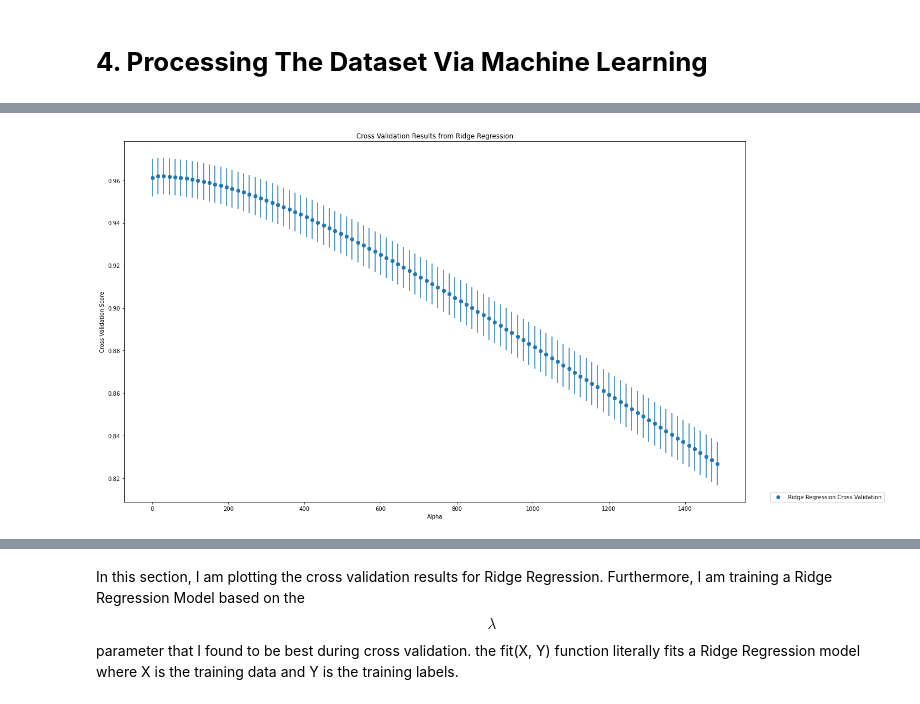
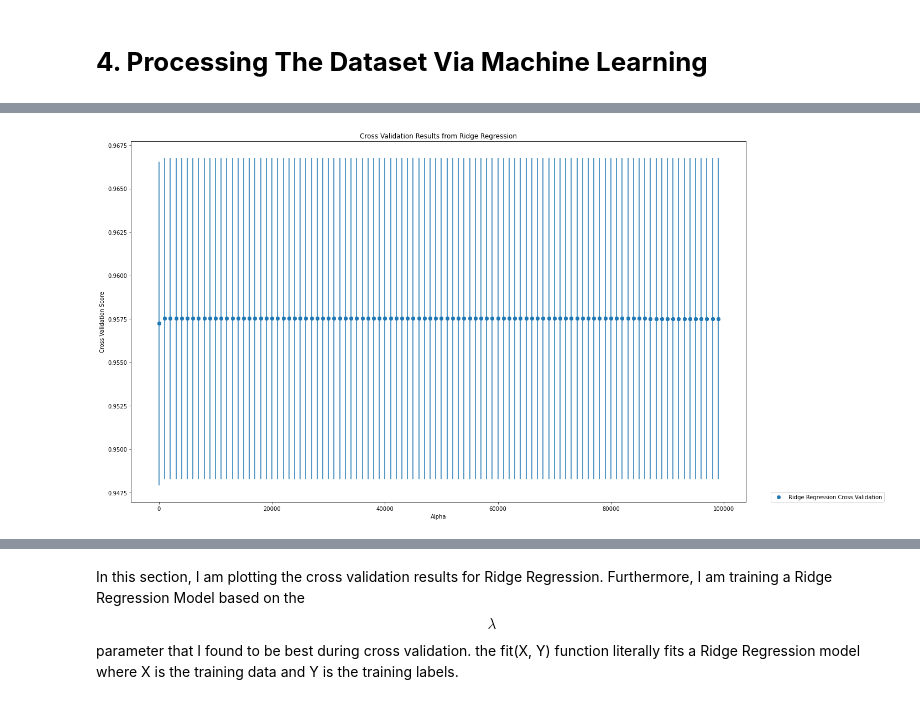
Before and after one commit to Ravi-Raghavan/ECE_443_Term_Project, a Jupyter notebook: NetflixStockPrices/NetflixStockPrices.ipynb, the cells around one changed output, grey strips where cells are left out. Saved outputs shown, nothing was run; the diff lists cells and outputs as text; code cells hidden in the pictures.

```diff
--- a/NetflixStockPrices/NetflixStockPrices.ipynb
+++ b/NetflixStockPrices/NetflixStockPrices.ipynb
@@ -180,7 +182,7 @@ ax.plot(k_values, percent_energy_captured)
 ax.xaxis.set_major_locator(mticker.IndexLocator( base = 1, offset = 0))
 
 
-pca = skldecomp.PCA(n_components = 2, svd_solver = 'full')  #initialize PCA object with 4 components
+pca = skldecomp.PCA(n_components = 1, svd_solver = 'full')  #initialize PCA object with 4 components
 X_train = pca.inverse_transform(pca.fit_transform(X_train)) #map remaining data points onto PCA subspace
 X_test = pca.inverse_transform(pca.transform(X_test)) #map test data points onto same PCA subspace
 # %% [output]
@@ -237,22 +239,20 @@ inverse_transform takes the data points on the PCA subspace and represented them
 # %% [markdown]
 # **4. Processing The Dataset Via Machine Learning**
 # %%
-plt.figure(figsize=(15, 10)) #create plotting figure
+alphas_model1 = np.linspace(0, 100000, 100, endpoint = False) #create alphas for Ridge Regression cross validation testing
 
-alphas = np.linspace(0, 1500, 100, endpoint = False) #create alphas for Ridge Regression cross validation testing
-
-cross_validation_scores_model1 = [cross_validate(Ridge(alpha), X_train, X_train) for alpha in alphas] #compute cross validation scores for each alpha for Ridge Regression
+cross_validation_scores_model1 = [cross_validate(Ridge(alpha), X_train, Y_train) for alpha in alphas_model1] #compute cross validation scores for each alpha for Ridge Regression
 mean_validation_scores_model1 = [data["test_score"].mean() for data in cross_validation_scores_model1] #compute mean of cross validation scores
 std_validation_scores_model1 = [data["test_score"].std() for data in cross_validation_scores_model1] #compute standard deviation of cross validation scores
-best_alpha_model1 = alphas[np.argmax(mean_validation_scores_model1)] #determine which alphs gives us best cross validation score
+best_alpha_model1 = alphas_model1[np.argmax(mean_validation_scores_model1)] #determine which alphs gives us best cross validation score
 
 print(f"Best Value of Alpha for Ridge Regression: {best_alpha_model1}") #print statement
 
-alphas = np.linspace(0.01, 13, 500, endpoint = False) #create alphas for Ridge Regression cross validation testing
-cross_validation_scores_model2 = [cross_validate(Lasso(alpha), X_train, X_train) for alpha in alphas] #compute cross validation scores for each alpha for Lasso Regression
+alphas_model2 = np.linspace(0.1, 5, 100, endpoint = False) #create alphas for Ridge Regression cross validation testing
+cross_validation_scores_model2 = [cross_validate(Lasso(alpha), X_train, Y_train) for alpha in alphas_model2] #compute cross validation scores for each alpha for Lasso Regression
 mean_validation_scores_model2 = [data["test_score"].mean() for data in cross_validation_scores_model2] #compute mean of cross validation scores
 std_validation_scores_model2 = [data["test_score"].std() for data in cross_validation_scores_model2] #compute standard deviation of cross validation scores
-best_alpha_model2 = alphas[np.argmax(mean_validation_scores_model2)] #determine which alphs gives us best cross validation score
+best_alpha_model2 = alphas_model2[np.argmax(mean_validation_scores_model2)] #determine which alphs gives us best cross validation score
 
 print(f"Best Value of Alpha for Lasso Regression: {best_alpha_model2}") #print statement
 # %% [output]
@@ -358,18 +357,14 @@ This is how I ran K Fold Cross validation for both my Ridge and Lasso Regression
 How did I choose the best alpha to select?
 I chose the best alpha as follows. Essentially, for each alpha, I took the mean of the cross validation scores across all the splits. I chose the value fo alpha that gave me the lowest cross validation mean score.
 # %%
-alphas = np.linspace(0, 1500, 100, endpoint = False) #alphas for Ridge Regression from cross validation testing
-
 #Plot Cross Validation results from Ridge Regression
 plt.title("Cross Validation Results from Ridge Regression")
-plt.scatter(alphas, mean_validation_scores_model1, label= "Ridge Regression Cross Validation")
-plt.errorbar(alphas, mean_validation_scores_model1, std_validation_scores_model1, fmt = "o")
+plt.scatter(alphas_model1, mean_validation_scores_model1, label= "Ridge Regression Cross Validation")
+plt.errorbar(alphas_model1, mean_validation_scores_model1, std_validation_scores_model1, fmt = "o")
 plt.legend(loc = (1.04, 0))
 plt.xlabel('Alpha')
 plt.ylabel('Cross Validation Score')
 plt.tight_layout()
 plt.show()
-
-model1 = Ridge(best_alpha_model1).fit(X_train, Y_train) #fit a Linear Regression(i.e. Ridge Regression) model to the data
 # %% [output]
-[figure, old version]
+[figure, new version]
```
Also changed, not shown: parts of 15 cells of this notebook.
